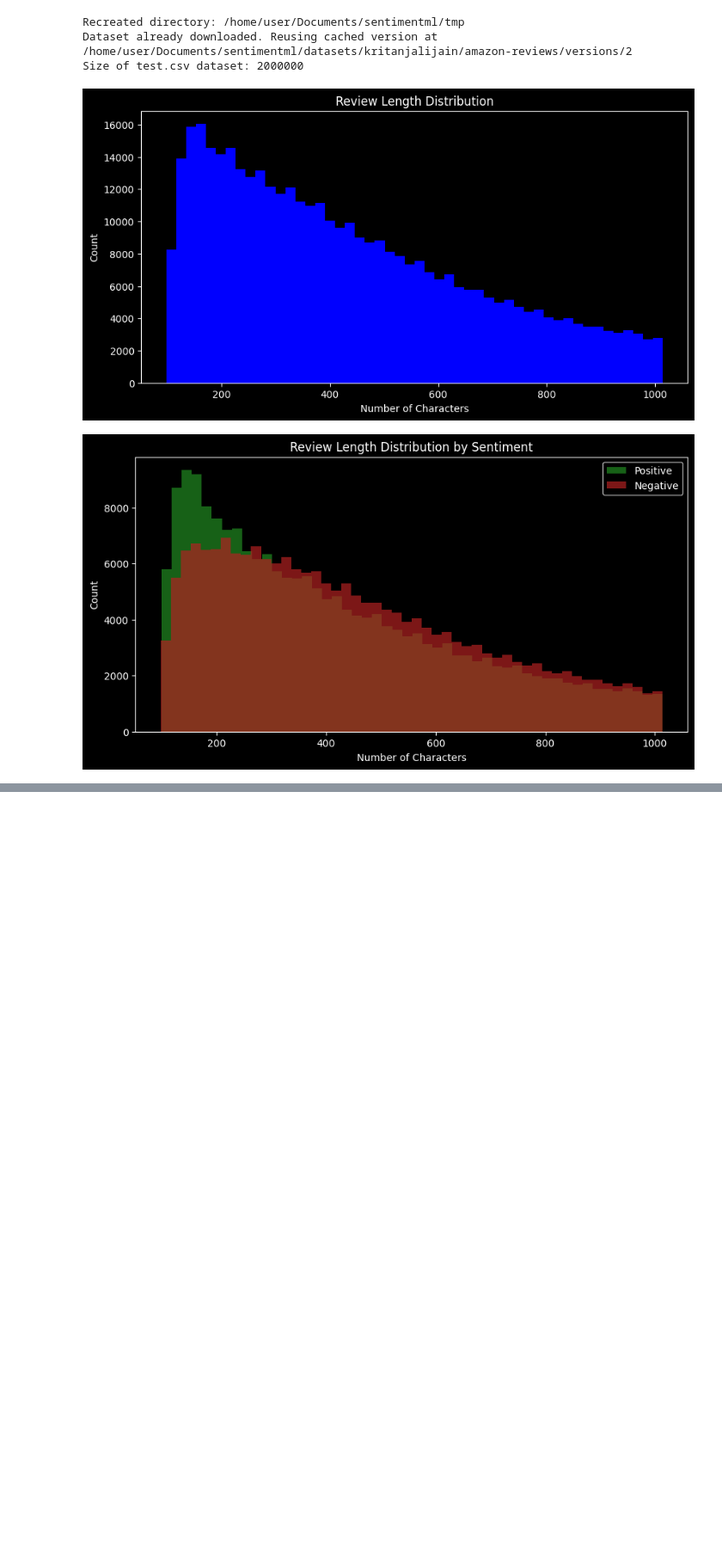
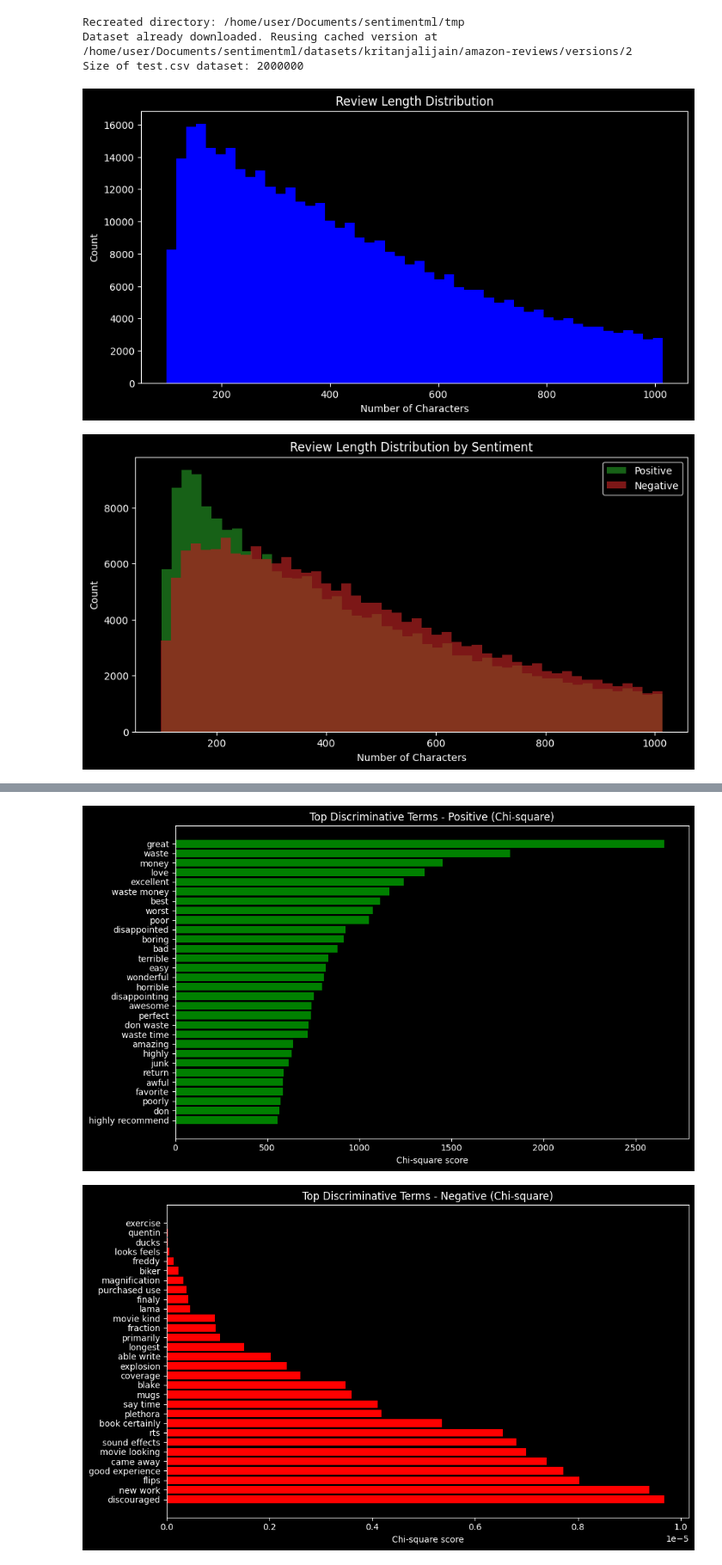
Before and after one commit to hersonn/sentimentml, a Jupyter notebook: amazon_reviews_eda.ipynb, the cells around one changed output, grey strips where cells are left out. Shown at 86% size. Saved outputs shown, nothing was run; the diff lists cells and outputs as text; code cells hidden in the pictures; blank space fills up the shorter version.

```diff
--- a/amazon_reviews_eda.ipynb
+++ b/amazon_reviews_eda.ipynb
@@ -154,0 +318,69 @@ Top 20 Words in Negative Reviews:
+# %%
+# EDA: Feature Importance via Chi-Square Test
+# -----------------------------------------
+# This analysis identifies which words or phrases (unigrams and bigrams)
+# are most statistically associated with positive or negative sentiment
+# using the Chi-square test of independence.
+
+
+# Load dataset
+df = df.dropna(subset=["text_full"])
+
+# Convert labels to 0/1 for consistency
+df["label_binary"] = df["label"].map({1: 0, 2: 1})
+
+
+# Create TF-IDF features
+vectorizer = TfidfVectorizer(
+    ngram_range=(1, 2),      # captures unigrams + bigrams
+    stop_words="english",
+    min_df=5,                # remove extremely rare terms
+    max_features=30000       # keep it manageable
+)
+
+X = vectorizer.fit_transform(df["text_full"])
+y = df["label_binary"]
+
+
+# Compute chi-square scores
+chi_scores, p_values = chi2(X, y)
+
+feature_names = np.array(vectorizer.get_feature_names_out())
+scores_df = pd.DataFrame({
+    "feature": feature_names,
+    "chi2": chi_scores,
+    "p_value": p_values
+}).sort_values("chi2", ascending=False)
+
+
+# Top discriminative terms
+top_n = 30
+
+top_positive = scores_df.head(top_n)
+top_negative = scores_df.tail(top_n)  # low chi values can correlate with opposite class
+
+print("=== Top discriminative terms for POSITIVE reviews ===")
+print(top_positive)
+
+print("\n=== Top discriminative terms for NEGATIVE reviews ===")
+print(top_negative)
+
+
+
+# Plot top positive terms
+plt.figure(figsize=(10,6))
+plt.barh(top_positive["feature"].iloc[::-1], top_positive["chi2"].iloc[::-1], color="green")
+plt.title("Top Discriminative Terms - Positive (Chi-square)")
+plt.xlabel("Chi-square score")
+plt.tight_layout()
+plt.show()
+
+
+# Plot top negative terms
+plt.figure(figsize=(10,6))
+plt.barh(top_negative["feature"], top_negative["chi2"], color="red")
+plt.title("Top Discriminative Terms - Negative (Chi-square)")
+plt.xlabel("Chi-square score")
+plt.tight_layout()
+plt.show()
+# %% [output]
@@ -154,0 +404,2 @@ Top 20 Words in Negative Reviews:
+[figure, added]
+[figure, added]
```
Also changed, not shown: parts of 5 cells of this notebook, 1 other file.
